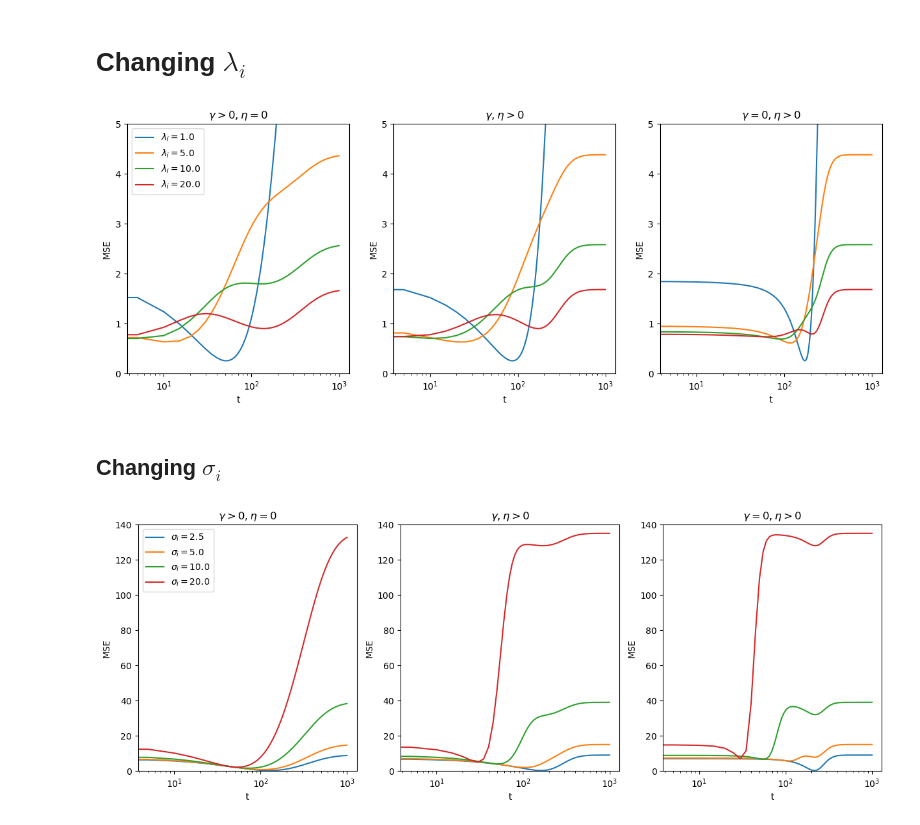
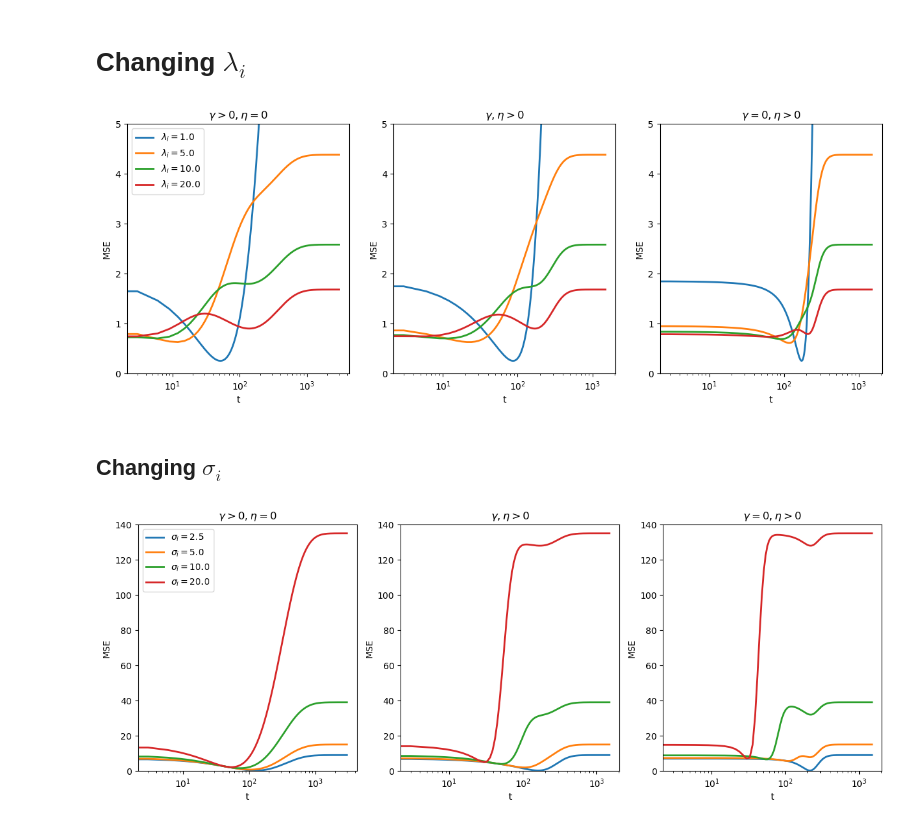
Before and after one commit to AOlmin/epoch_wise_dd_two_layer_nns, a Jupyter notebook: notebook.ipynb, the cells around one changed output. Cells and saved outputs as stored; diff of their text form; code cells hidden in the pictures.

```diff
--- a/notebook.ipynb
+++ b/notebook.ipynb
@@ -36,10 +36,15 @@ def mse_true(s, l, q, z):
 # %% [markdown]
 # Changing $\lambda_i$
 # %%
+mpl.rcParams['lines.linewidth'] = 2
+
 # Set hyperparameters
-tau = 1000
-res = 201
-ts = np.linspace(0, tau, res)
+tau = 1500
+res = 501
+
+# We run the one-layer model a bit longer
+tau_l = 3000
+res_l = 1001
 
 z0 = 0.01
 q1 = 0.5
@@ -55,42 +60,51 @@ tot_rate = 0.005
 cs = [tot_rate, tot_rate/2, 0.0]
 rs = [0.0, tot_rate/2, tot_rate]
 
 
 fig, ax = plt.subplots(1, 3, figsize=(15, 5))
 titles = [fr"$\gamma > 0, \eta = 0$", fr"$\gamma, \eta > 0$", fr"$\gamma = 0, \eta > 0$"]
 
 # Find solutions and calculate MSE
 for i, (c, r) in enumerate(zip(cs, rs)):
+
+    if i == 0:
+        ts = np.linspace(0, tau_l, res_l)
+    else:
+        ts = np.linspace(0, tau, res)
+
     z_sol_1 = z_solution(z0, ts, c, r, s, l1)
     z_sol_2 = z_solution(z0, ts, c, r, s, ls)
 
     mse_sol_1 = p * l1 * mse_true(s, l1, q1, z_sol_1)
     mse_sol_2 = (d - p) * ls * mse_true(s, ls, q2, z_sol_2)
     mse_sol = 0.5 * (mse_sol_1 + mse_sol_2)
 
     ax[i].set_xlabel("t")
     ax[i].set_ylabel("MSE")
     ax[i].set_xscale("log")
 
     ax[i].set_title(titles[i])
     ax[i].plot(ts, mse_sol.T, label=[fr"$\lambda_i=${round(l, 5)}" for l in ls.reshape(-1)])
 
     if i == 0:
         ax[i].legend(loc=2)
 
     ax[i].set_ylim([0, 5])
 
-
 plt.show()
 # %% [output]
-[figure, old version]
+[figure, new version]
 # %% [markdown]
 ## Changing $\sigma_i$
 # %%
 # Set hyperparameters
-tau = 1000
-res = 201
+tau = 1500
+res = 501
 ts = np.linspace(0, tau, res)
+
+# We run the one-layer model a bit longer
+tau_l = 3000
+res_l = 1001
 
 z0 = 0.01
 q1 = 0.5
@@ -112,6 +126,12 @@ titles = [fr"$\gamma > 0, \eta = 0$", fr"$\gamma, \eta > 0$", fr"$\gamma = 0, \e
 
 # Find solutions and calculate MSE
 for i, (c, r) in enumerate(zip(cs, rs)):
+
+    if i == 0:
+        ts = np.linspace(0, tau_l, res_l)
+    else:
+        ts = np.linspace(0, tau, res)
+
     z_sol_1 = z_solution(z0, ts, c, r, s1, l)
     z_sol_2 = z_solution(z0, ts, c, r, ss, l)
 
@@ -131,7 +151,6 @@ for i, (c, r) in enumerate(zip(cs, rs)):
 
     ax[i].set_ylim([0, 140])
 
-
 plt.show()
 # %% [output]
-[figure, old version]
+[figure, new version]
```
Also changed, not shown: 2 other files.
